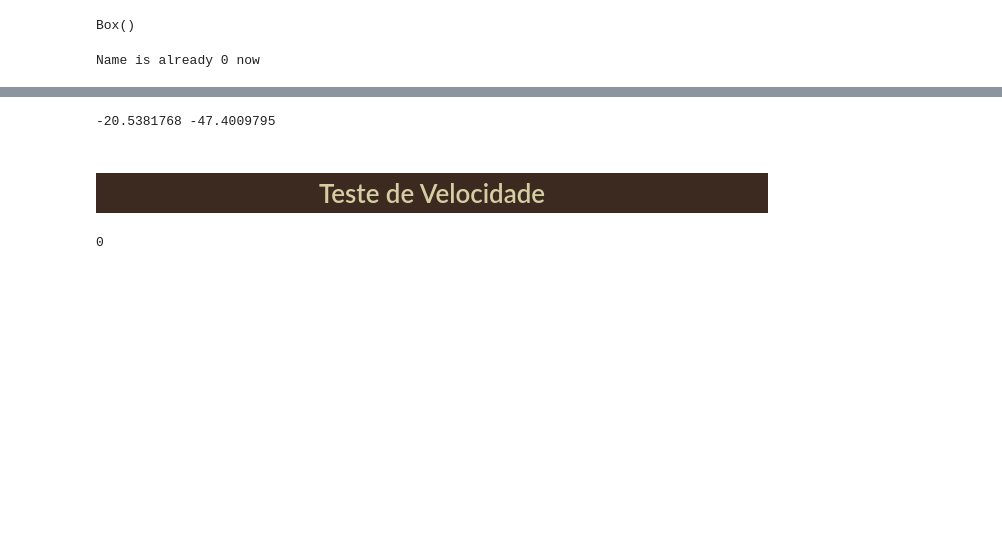
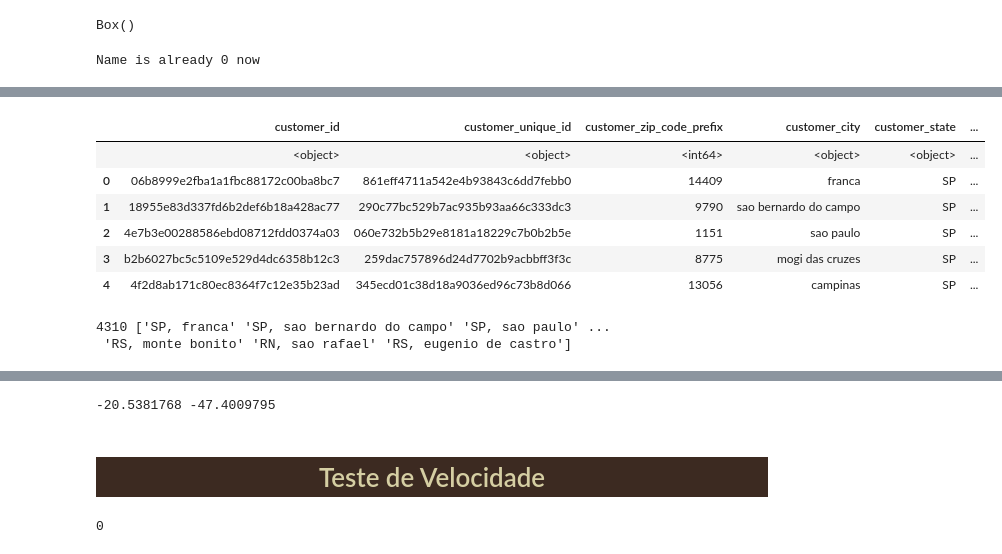
Before and after one commit to Danilo-Carajiliascov/DC_LearningTech_Analytics, a Jupyter notebook: Analytics_Python.ipynb, the cells around one changed output, grey strips where cells are left out. Cells and saved outputs as stored; diff of their text form; code cells hidden in the pictures; blank space fills up the shorter version.

```diff
--- a/Analytics_Python.ipynb
+++ b/Analytics_Python.ipynb
@@ -640,0 +995,3 @@ address = get_address_from_cep('37503-130', webservice=WebService.CORREIOS)
+# %%
+olist_customers = pd.read_csv("C:/Users/danil/OneDrive/Danilo_Back-up/Kaggle/Brasilian_Ecommerce_Olist/olist_customers_dataset.csv")
+olist_customers[0:5]
@@ -640,0 +1006,21 @@ address = get_address_from_cep('37503-130', webservice=WebService.CORREIOS)
+# %%
+olist_customers = olist_customers.assign(
+    customer_state_city = olist_customers['customer_state'] + ', ' + olist_customers['customer_city']
+)
+olist_customers[0:5]
+# %% [output]
+|  | customer_id | customer_unique_id | customer_zip_code_prefix | customer_city | customer_state | ... |
+|  | <object> | <object> | <int64> | <object> | <object> | ... |
+| 0 | 06b8999e2fba1a1fbc88172c00ba8bc7 | 861eff4711a542e4b93843c6dd7febb0 | 14409 | franca | SP | ... |
+| 1 | 18955e83d337fd6b2def6b18a428ac77 | 290c77bc529b7ac935b93aa66c333dc3 | 9790 | sao bernardo do campo | SP | ... |
+| 2 | 4e7b3e00288586ebd08712fdd0374a03 | 060e732b5b29e8181a18229c7b0b2b5e | 1151 | sao paulo | SP | ... |
+| 3 | b2b6027bc5c5109e529d4dc6358b12c3 | 259dac757896d24d7702b9acbbff3f3c | 8775 | mogi das cruzes | SP | ... |
+| 4 | 4f2d8ab171c80ec8364f7c12e35b23ad | 345ecd01c38d18a9036ed96c73b8d066 | 13056 | campinas | SP | ... |
+# %%
+print(
+    olist_customers['customer_state_city'].unique().size,
+    olist_customers['customer_state_city'].unique()
+)
+# %% [output]
+4310 ['SP, franca' 'SP, sao bernardo do campo' 'SP, sao paulo' ...
+ 'RS, monte bonito' 'RN, sao rafael' 'RS, eugenio de castro']
```
Also changed, not shown: parts of 40 cells of this notebook.
